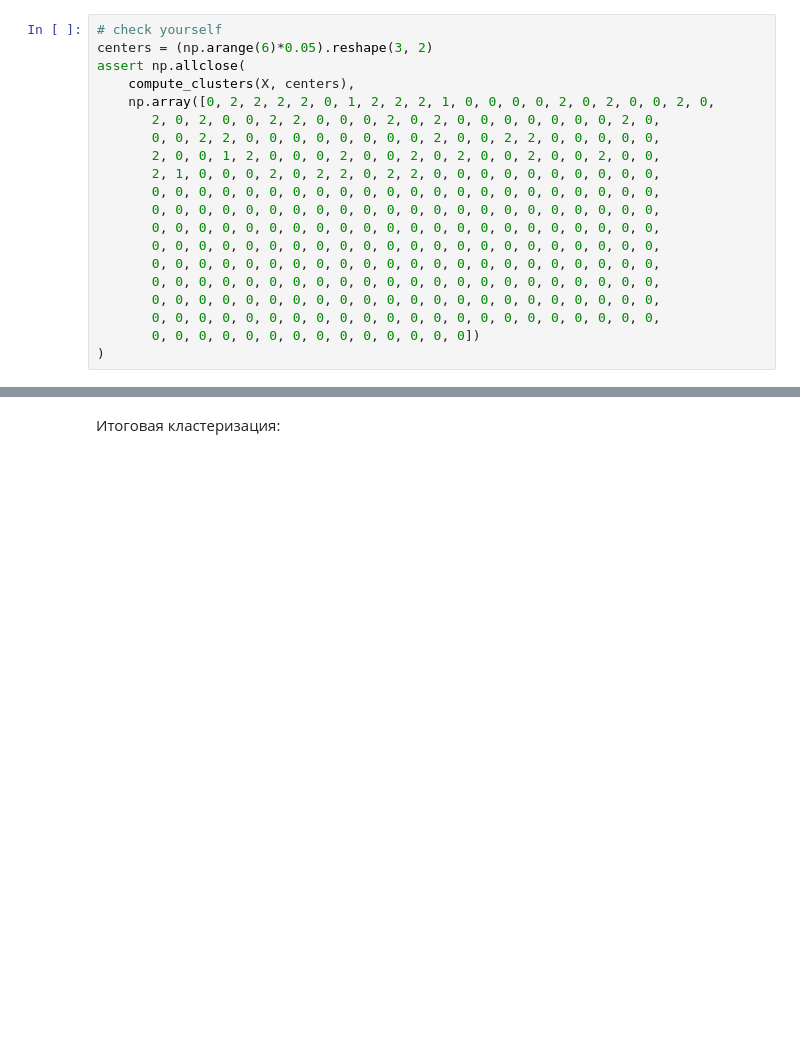
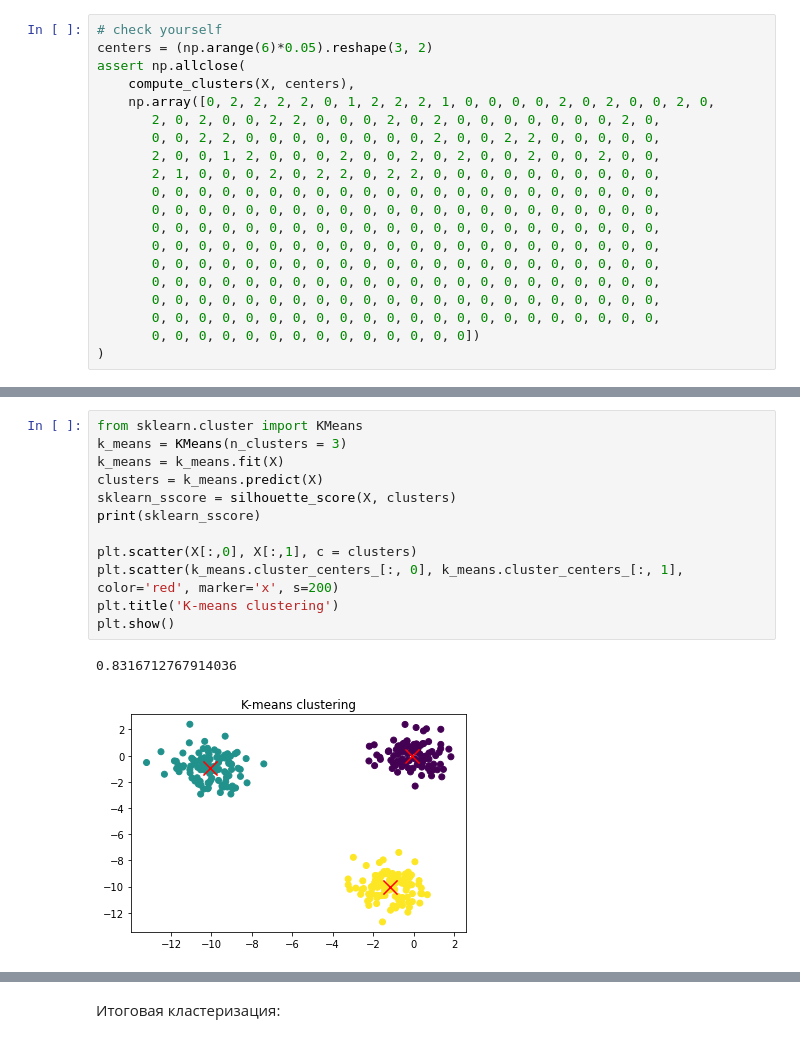
Before and after one commit to ksetdekov/ml_dpo_2021, a Jupyter notebook: hw/hw5/hw05.ipynb, the cells around one changed output, grey strips where cells are left out. Drawn from its saved outputs; the diff is of its cells as text; blank space fills up the shorter version.

```diff
--- a/hw/hw5/hw05.ipynb
+++ b/hw/hw5/hw05.ipynb
@@ -285,6 +286,21 @@ $$
 Метод `transform`:
 
 1. Для выборки $X$ посчитайте, к какому из найденных кластеров (с центрами в `self.centers`) относится каждый объект. Здесь вам тоже понадобится функция `compute_clusters`). **(0.5 балла)**.
+# %%
+from sklearn.cluster import KMeans
+k_means = KMeans(n_clusters = 3)
+k_means = k_means.fit(X)
+clusters = k_means.predict(X)
+sklearn_sscore = silhouette_score(X, clusters)
+print(sklearn_sscore)
+
+plt.scatter(X[:,0], X[:,1], c = clusters)
+plt.scatter(k_means.cluster_centers_[:, 0], k_means.cluster_centers_[:, 1], color='red', marker='x', s=200)
+plt.title('K-means clustering')
+plt.show()
+# %% [output]
+0.8316712767914036
+[figure, added]
 # %%
 class KMeans:
     def __init__(self, n_clusters):
```
Also changed, not shown: parts of 8 cells of this notebook.
